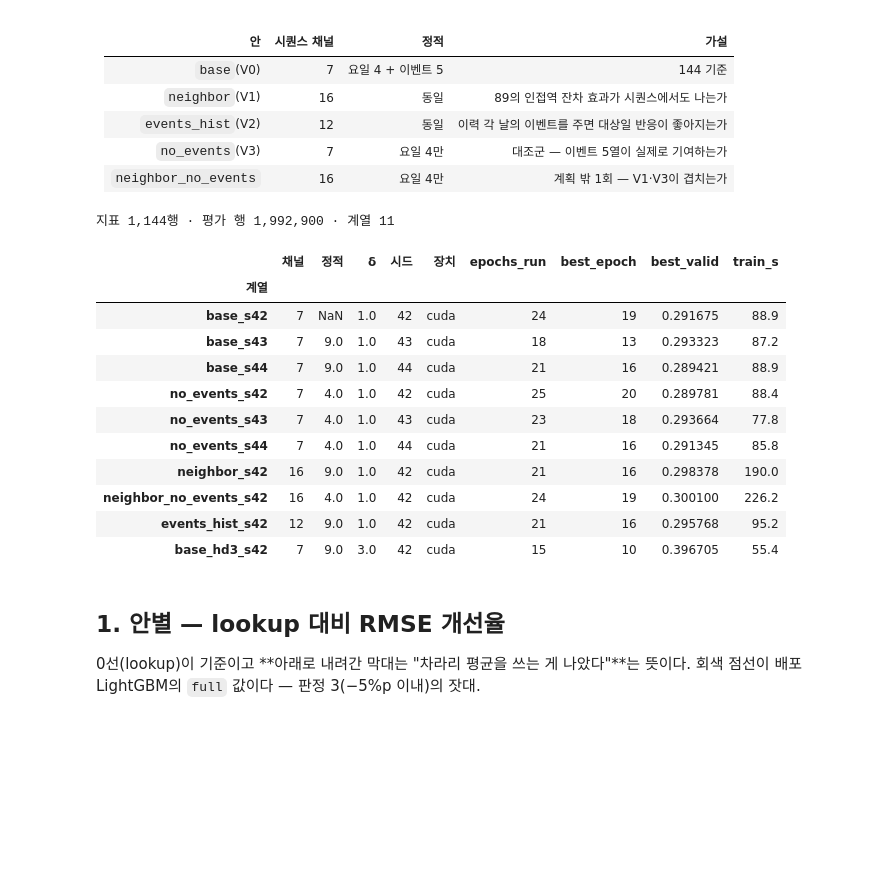
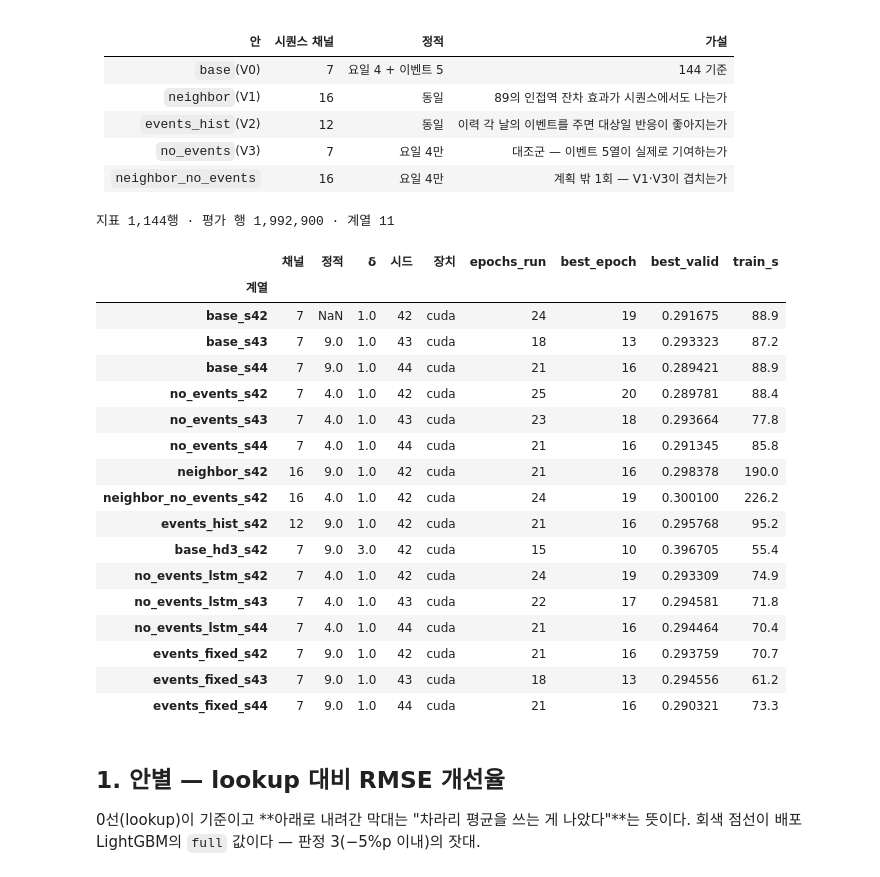
Before and after one commit to Bunsan-Vacance/SUMGIL, a Jupyter notebook: AI/validation/CROWD/dl-input-check/dl_input_check.ipynb, the cells around one changed output. Drawn from its saved outputs; the diff is of its cells as text; code cells hidden in the pictures; blank space fills up the shorter version.

```diff
--- a/AI/validation/CROWD/dl-input-check/dl_input_check.ipynb
+++ b/AI/validation/CROWD/dl-input-check/dl_input_check.ipynb
@@ -42,38 +42,50 @@ MODELS = {
     "neighbor_s42": "models/CROWD/dl_gru_s14_neighbor_s42_20260914-1355",
     "neighbor_no_events_s42": "models/CROWD/dl_gru_s14_neighbor_noev_s42_20260914-1410",
     "events_hist_s42": "models/CROWD/dl_gru_s14_events_hist_s42_20260914-1357",
-    "base_hd3_s42": "models/CROWD/dl_gru_s14_hd3_s42_20260914-1411"
+    "base_hd3_s42": "models/CROWD/dl_gru_s14_hd3_s42_20260914-1411",
+    "no_events_lstm_s42": "models/CROWD/dl_lstm_s14_noev_s42_20260914-1457",
+    "no_events_lstm_s43": "models/CROWD/dl_lstm_s14_noev_s43_20260914-1458",
+    "no_events_lstm_s44": "models/CROWD/dl_lstm_s14_noev_s44_20260914-1500",
+    "events_fixed_s42": "models/CROWD/dl_gru_s14_evfix_s42_20260914-1501",
+    "events_fixed_s43": "models/CROWD/dl_gru_s14_evfix_s43_20260914-1502",
+    "events_fixed_s44": "models/CROWD/dl_gru_s14_evfix_s44_20260914-1503"
 }
 VAL = AI_ROOT / "data" / "CROWD" / "interim" / "validation"
 
 metrics = pd.read_parquet(VAL / "dl_input_metrics.parquet")
 grades = pd.DataFrame(json.loads((VAL / "dl_input_grades.json").read_text(encoding="utf-8")))
 meta = {k: json.loads((AI_ROOT / v / "meta.json").read_text(encoding="utf-8")) for k, v in MODELS.items()}
 history = {k: pd.DataFrame(json.loads((AI_ROOT / v / "history.json").read_text(encoding="utf-8")))
            for k, v in MODELS.items()}
 
 SCEN = ["full", "d7_only", "d1_only", "no_lag"]
 VARIANTS = ["base", "neighbor", "events_hist", "no_events", "neighbor_no_events", "base_hd3"]
 print(f"지표 {len(metrics):,}행 · 평가 행 {metrics['n'].max():,} · 계열 {metrics['series'].nunique()}")
 pd.DataFrame(
     [{"계열": k, "채널": v.get("channels"), "정적": v.get("stat_features"), "δ": v.get("huber_delta", 1.0),
        "시드": v["seed"], "장치": v["device"], "epochs_run": v["epochs_run"], "best_epoch": v["best_epoch"],
        "best_valid": v["best_valid_loss"], "train_s": v["train_seconds"]} for k, v in meta.items()]
 ).set_index("계열")
 # %% [output]
 지표 1,144행 · 평가 행 1,992,900 · 계열 11
 |  | 채널 | 정적 | δ | 시드 | 장치 | epochs_run | best_epoch | best_valid | train_s |
 | 계열 |  |  |  |  |  |  |  |  |  |
 | base_s42 | 7 | NaN | 1.0 | 42 | cuda | 24 | 19 | 0.291675 | 88.9 |
 | base_s43 | 7 | 9.0 | 1.0 | 43 | cuda | 18 | 13 | 0.293323 | 87.2 |
 | base_s44 | 7 | 9.0 | 1.0 | 44 | cuda | 21 | 16 | 0.289421 | 88.9 |
 | no_events_s42 | 7 | 4.0 | 1.0 | 42 | cuda | 25 | 20 | 0.289781 | 88.4 |
 | no_events_s43 | 7 | 4.0 | 1.0 | 43 | cuda | 23 | 18 | 0.293664 | 77.8 |
 | no_events_s44 | 7 | 4.0 | 1.0 | 44 | cuda | 21 | 16 | 0.291345 | 85.8 |
 | neighbor_s42 | 16 | 9.0 | 1.0 | 42 | cuda | 21 | 16 | 0.298378 | 190.0 |
 | neighbor_no_events_s42 | 16 | 4.0 | 1.0 | 42 | cuda | 24 | 19 | 0.300100 | 226.2 |
 | events_hist_s42 | 12 | 9.0 | 1.0 | 42 | cuda | 21 | 16 | 0.295768 | 95.2 |
 | base_hd3_s42 | 7 | 9.0 | 3.0 | 42 | cuda | 15 | 10 | 0.396705 | 55.4 |
+| no_events_lstm_s42 | 7 | 4.0 | 1.0 | 42 | cuda | 24 | 19 | 0.293309 | 74.9 |
+| no_events_lstm_s43 | 7 | 4.0 | 1.0 | 43 | cuda | 22 | 17 | 0.294581 | 71.8 |
+| no_events_lstm_s44 | 7 | 4.0 | 1.0 | 44 | cuda | 21 | 16 | 0.294464 | 70.4 |
+| events_fixed_s42 | 7 | 9.0 | 1.0 | 42 | cuda | 21 | 16 | 0.293759 | 70.7 |
+| events_fixed_s43 | 7 | 9.0 | 1.0 | 43 | cuda | 18 | 13 | 0.294556 | 61.2 |
+| events_fixed_s44 | 7 | 9.0 | 1.0 | 44 | cuda | 21 | 16 | 0.290321 | 73.3 |
 # %% [markdown]
 ## 1. 안별 — lookup 대비 RMSE 개선율
 
```
Also changed, not shown: parts of 8 cells of this notebook, 6 other files.
